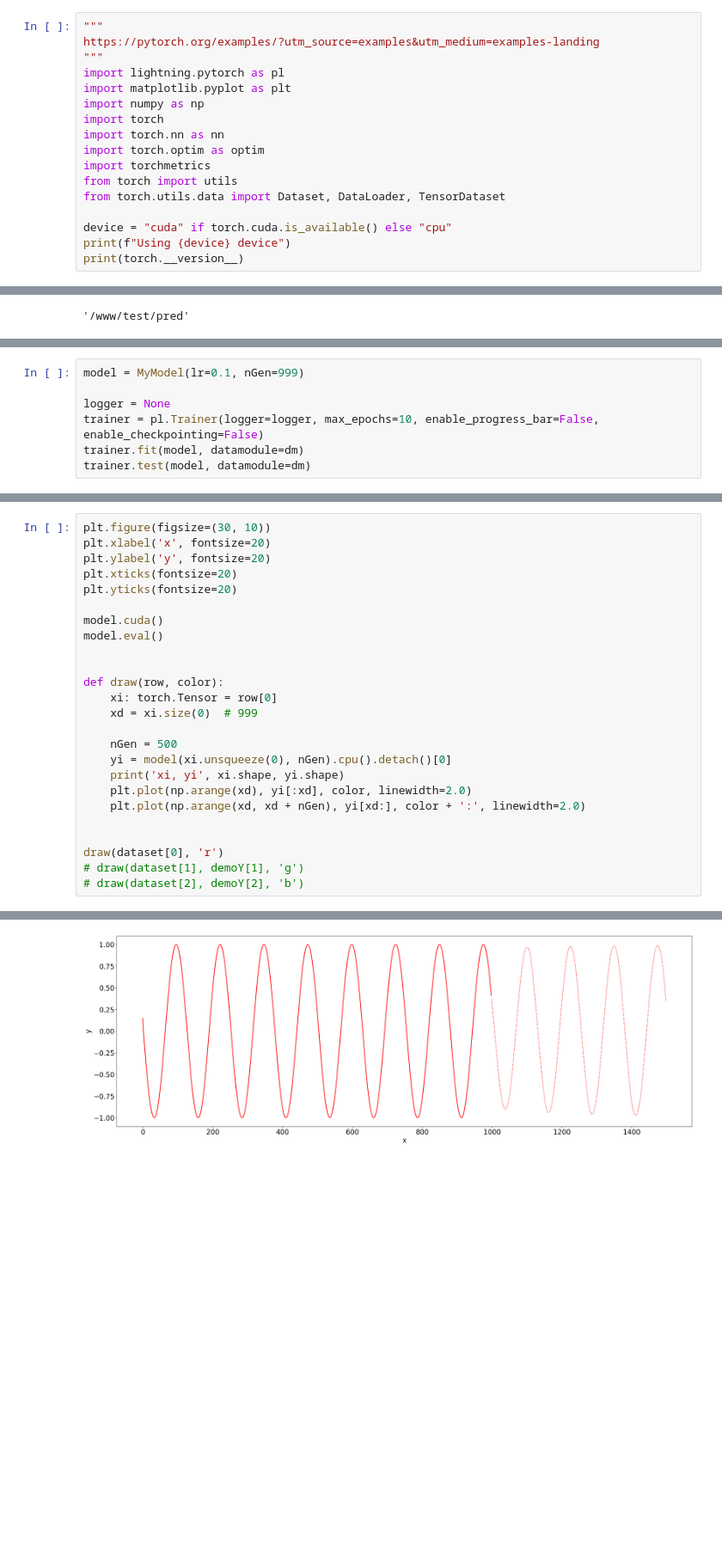
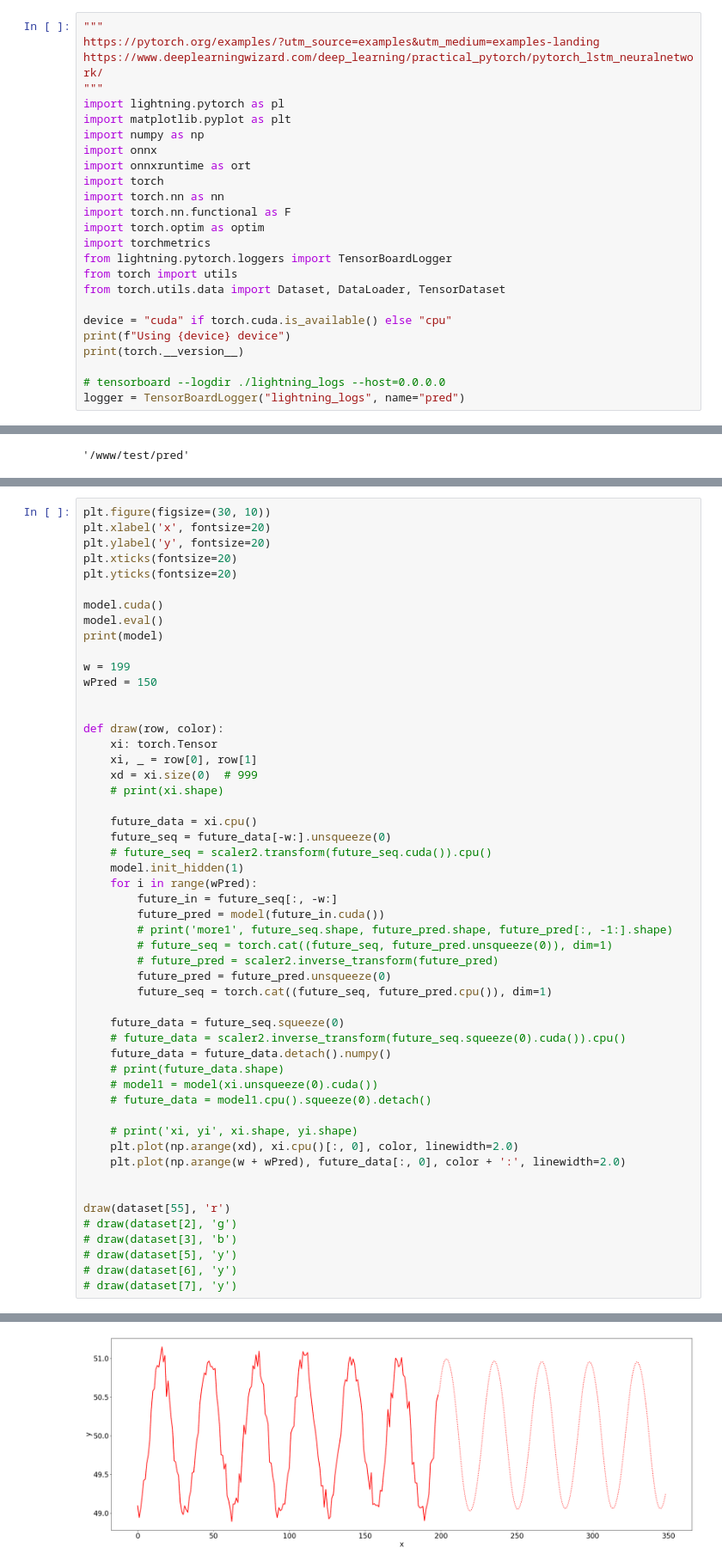
Before and after one commit to wolanx/pii, a Jupyter notebook: x90_project/pred.ipynb, the cells around one changed output, grey strips where cells are left out. Shown: that part at 86% size. Saved outputs shown, nothing was run; the diff lists cells and outputs as text; blank space fills up the shorter version.

```diff
--- a/x90_project/pred.ipynb
+++ b/x90_project/pred.ipynb
@@ -1,20 +1,28 @@
 # %%
 """
 https://pytorch.org/examples/?utm_source=examples&utm_medium=examples-landing
+https://www.deeplearningwizard.com/deep_learning/practical_pytorch/pytorch_lstm_neuralnetwork/
 """
 import lightning.pytorch as pl
 import matplotlib.pyplot as plt
 import numpy as np
+import onnx
+import onnxruntime as ort
 import torch
 import torch.nn as nn
+import torch.nn.functional as F
 import torch.optim as optim
 import torchmetrics
+from lightning.pytorch.loggers import TensorBoardLogger
 from torch import utils
 from torch.utils.data import Dataset, DataLoader, TensorDataset
 
 device = "cuda" if torch.cuda.is_available() else "cpu"
 print(f"Using {device} device")
 print(torch.__version__)
+
+# tensorboard --logdir ./lightning_logs --host=0.0.0.0
+logger = TensorBoardLogger("lightning_logs", name="pred")
 # %% [output]
 Using cuda device
 1.13.1
@@ -153,7 +275,0 @@ dataset num 70 20 10
-# %%
-model = MyModel(lr=0.1, nGen=999)
-
-logger = None
-trainer = pl.Trainer(logger=logger, max_epochs=10, enable_progress_bar=False, enable_checkpointing=False)
-trainer.fit(model, datamodule=dm)
-trainer.test(model, datamodule=dm)
@@ -207,20 +282,47 @@ plt.yticks(fontsize=20)
 
 model.cuda()
 model.eval()
+print(model)
+
+w = 199
+wPred = 150
 
 
 def draw(row, color):
-    xi: torch.Tensor = row[0]
+    xi: torch.Tensor
+    xi, _ = row[0], row[1]
     xd = xi.size(0)  # 999
+    # print(xi.shape)
 
-    nGen = 500
-    yi = model(xi.unsqueeze(0), nGen).cpu().detach()[0]
-    print('xi, yi', xi.shape, yi.shape)
-    plt.plot(np.arange(xd), yi[:xd], color, linewidth=2.0)
-    plt.plot(np.arange(xd, xd + nGen), yi[xd:], color + ':', linewidth=2.0)
+    future_data = xi.cpu()
+    future_seq = future_data[-w:].unsqueeze(0)
+    # future_seq = scaler2.transform(future_seq.cuda()).cpu()
+    model.init_hidden(1)
+    for i in range(wPred):
+        future_in = future_seq[:, -w:]
+        future_pred = model(future_in.cuda())
+        # print('more1', future_seq.shape, future_pred.shape, future_pred[:, -1:].shape)
+        # future_seq = torch.cat((future_seq, future_pred.unsqueeze(0)), dim=1)
+        # future_pred = scaler2.inverse_transform(future_pred)
+        future_pred = future_pred.unsqueeze(0)
+        future_seq = torch.cat((future_seq, future_pred.cpu()), dim=1)
+
+    future_data = future_seq.squeeze(0)
+    # future_data = scaler2.inverse_transform(future_seq.squeeze(0).cuda()).cpu()
+    future_data = future_data.detach().numpy()
+    # print(future_data.shape)
+    # model1 = model(xi.unsqueeze(0).cuda())
+    # future_data = model1.cpu().squeeze(0).detach()
+
+    # print('xi, yi', xi.shape, yi.shape)
+    plt.plot(np.arange(xd), xi.cpu()[:, 0], color, linewidth=2.0)
+    plt.plot(np.arange(w + wPred), future_data[:, 0], color + ':', linewidth=2.0)
 
 
-draw(dataset[0], 'r')
-# draw(dataset[1], demoY[1], 'g')
-# draw(dataset[2], demoY[2], 'b')
+draw(dataset[55], 'r')
+# draw(dataset[2], 'g')
+# draw(dataset[3], 'b')
+# draw(dataset[5], 'y')
+# draw(dataset[6], 'y')
+# draw(dataset[7], 'y')
 # %% [output]
@@ -228 +338 @@ xi, yi torch.Size([999]) torch.Size([1499])
-[figure, old version]
+[figure, new version]
```
Also changed, not shown: parts of 7 cells of this notebook.
